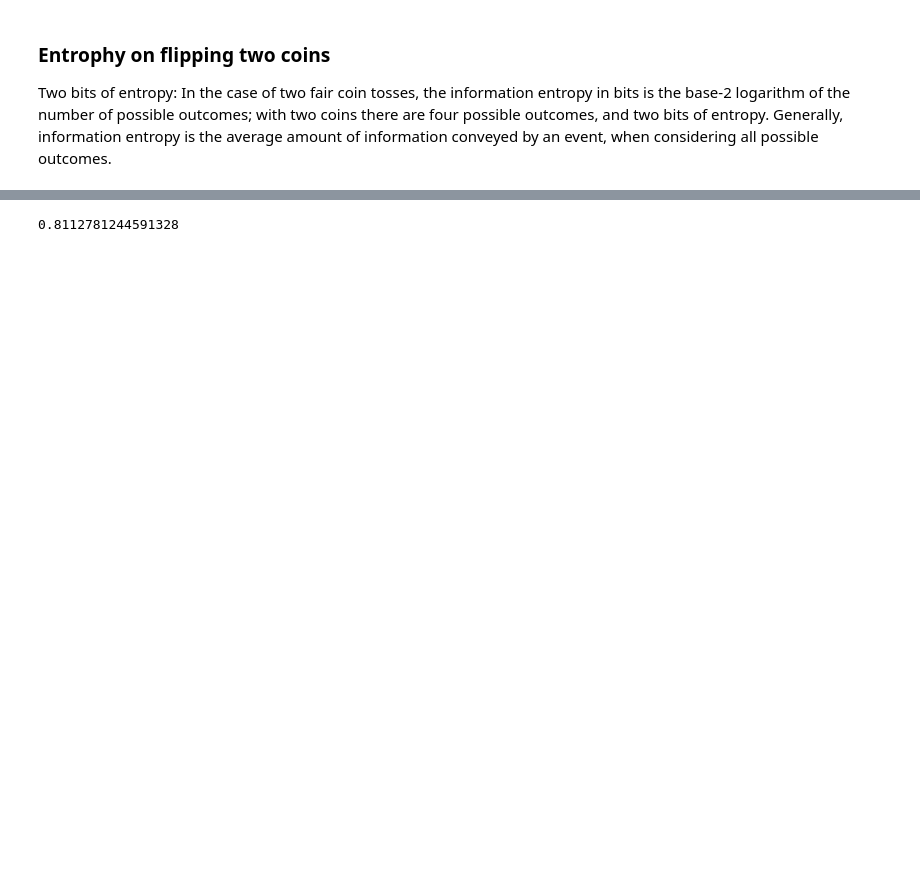
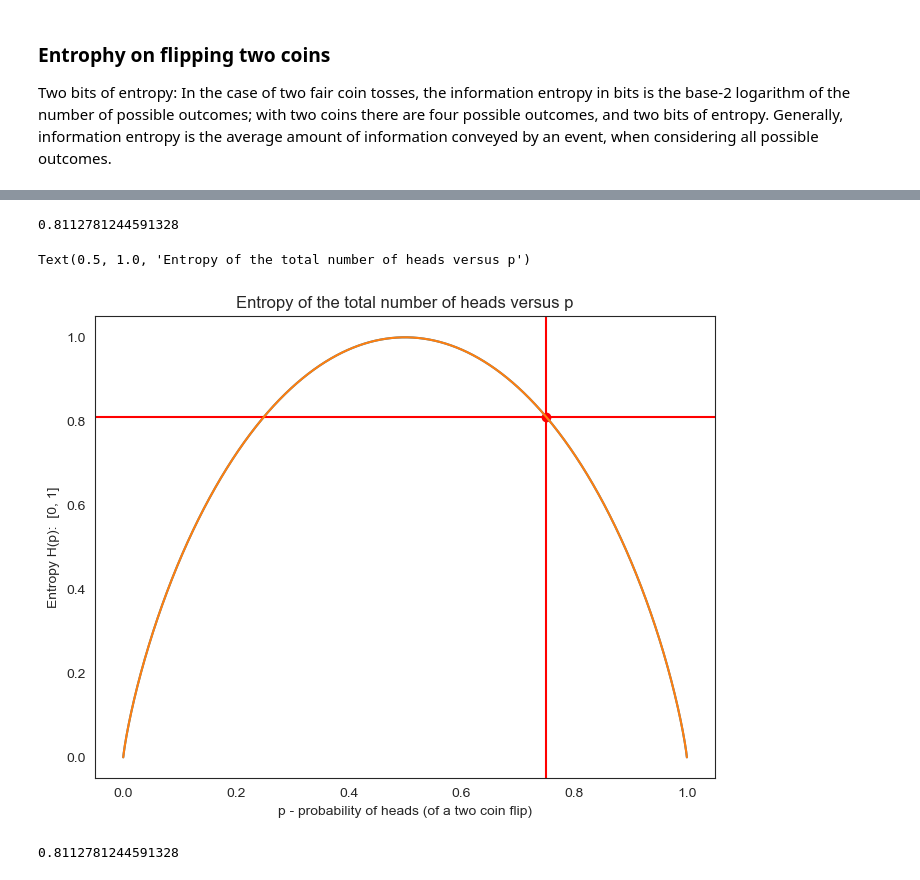
Before and after one commit to AudeAllen/Fundamentals-of-Data-Analysis---Tasks-and-Project, a Jupyter notebook: tasks.ipynb, the cells around one changed output, grey strips where cells are left out. Drawn from its saved outputs; the diff is of its cells as text; code cells hidden in the pictures; blank space fills up the shorter version.

```diff
--- a/tasks.ipynb
+++ b/tasks.ipynb
@@ -629,23 +872,46 @@ def H(p):
   return -(1 - p) * np.log2(1.0 - p) - p * np.log2(p)
 # %%
 # Entropy of 0.75.
-H(0.5)
+H(0.75)
 
 # We are getting the same entrophy value as above which is 0.8112781244591328
+# %% [output]
+0.8112781244591328
 # %%
 # Create an empty plot.
 #import matplotlib as plt
 import matplotlib.pyplot as plt
 
 
 fig, ax = plt.subplots(figsize=(8,6))
 
 # p is a probability.
 # p = np.linspace(0.00000001, 0.99999999, 10001)
 p = np.linspace(0.00000001, 0.99999999, 10001)
 
 # Plot H(p).
 ax.plot(p, H(p));
+
+x_data = [0.75]
+y_data = [0.8112781244591328]
+
+plt.scatter(x_data, y_data, c='red')
+
+for x, y in zip(x_data, y_data):
+    plt.axvline(x=x, color='r', linestyle='-')
+    plt.axhline(y=y, color='r', linestyle='-')
+
+
+    # Plot H(p).
+    ax.plot(p, H(p));
+
+plt.xlabel('p - probability of heads (of a two coin flip)')
+plt.ylabel('Entropy H(p):  [0, 1]')
+
+plt.title('Entropy of the total number of heads versus p')
+# %% [output]
+Text(0.5, 1.0, 'Entropy of the total number of heads versus p')
+[figure, added]
 # %%
 from scipy.stats import entropy
 import matplotlib.pyplot as plt
```
Also changed, not shown: parts of 27 cells of this notebook, 4 other files.
